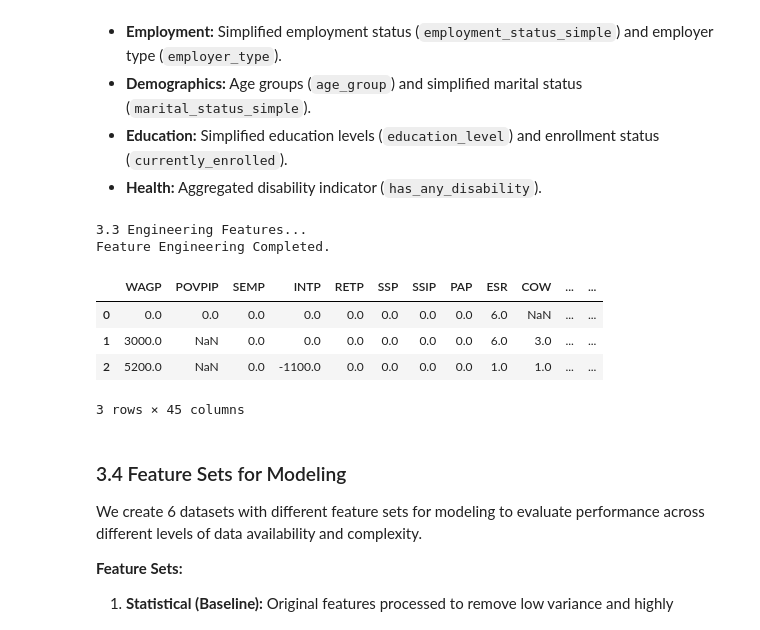
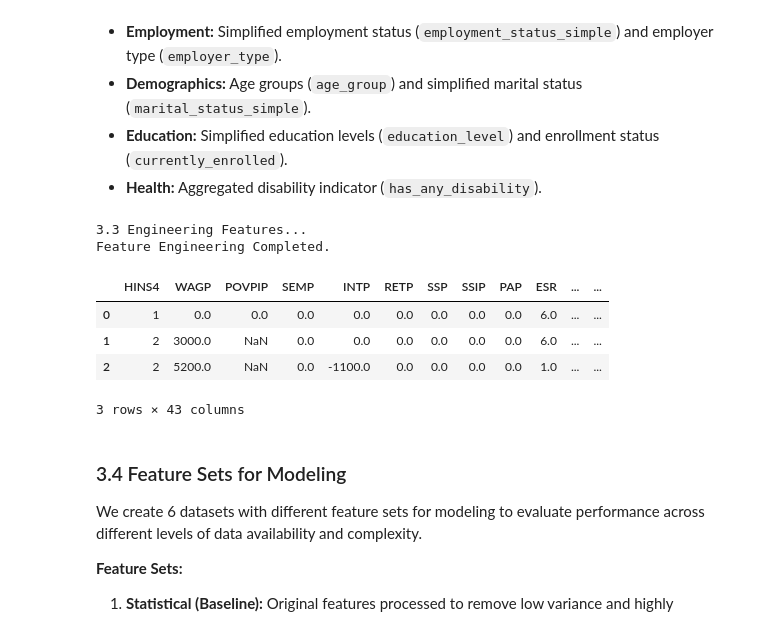
Before and after one commit to UnicornnGrg/AppliedMachineLearning, a Jupyter notebook: Project_Report.ipynb, the cells around one changed output. Saved outputs shown, nothing was run; the diff lists cells and outputs as text; code cells hidden in the pictures.

```diff
--- a/Project_Report.ipynb
+++ b/Project_Report.ipynb
@@ -270,14 +298,25 @@ def filter_attributes(df_input):
     print("3.1 Attribute Dropping...")
     df = df_input.copy()
 
+    # 1. Create Derived Features needed for selection
+    # OCCP/INDP 2-digit conversion
+    if 'OCCP' in df.columns:
+        df['OCCP_2digit'] = df['OCCP'].fillna(0).astype(int).astype(str).str.zfill(4).str[:2]
+    if 'INDP' in df.columns:
+        df['INDP_2digit'] = df['INDP'].fillna(0).astype(int).astype(str).str.zfill(4).str[:2]
+
+    # Map ST to STATE if needed
+    if 'ST' in df.columns and 'STATE' not in df.columns:
+        df['STATE'] = df['ST']
+
     # 2. Define Feature Groups
     keep_cols = [
         # Target
-        'HINS4', 'HINS1', 'HINS2', 'HINS3', 'HINS5', 'HINS6', 'HINS7',
+        'HINS4',
         # Income & Affordability
         'WAGP', 'POVPIP', 'SEMP', 'INTP', 'RETP', 'SSP', 'SSIP', 'PAP',
         # Employment Quality
-        'ESR', 'COW', 'WKL', 'OCCP', 'INDP',
+        'ESR', 'COW', 'WKL', 'OCCP_2digit', 'INDP_2digit',
         # Demographics
         'AGEP', 'SEX', 'MAR', 'MIG', 'NATIVITY', 'RAC1P', 'HISP',
         # Education
@@ -422,29 +457,6 @@ We create a new dataframe with engineered features based on business logic. This
 def engineer_features(df_input):
     print("3.3 Engineering Features...")
     df = df_input.copy()
-
-    # Create target variable
-
-    insurance = ["HINS1","HINS2","HINS3","HINS5","HINS6","HINS7"]
-
-    df["target"] = np.where(
-        (df["HINS4"] == 1) & df[insurance].eq(2).all(axis=1),
-        1,
-        0
-    )
-    df = df.drop(columns=[c for c in df.columns if c.startswith("HINS")])
-
-    # 1. Create Derived Features needed for selection
-    # OCCP/INDP 2-digit conversion
-
-    if 'OCCP' in df.columns:
-        df['OCCP_2digit'] = df['OCCP'].fillna(0).astype(int).astype(str).str.zfill(4).str[:2]
-    if 'INDP' in df.columns:
-        df['INDP_2digit'] = df['INDP'].fillna(0).astype(int).astype(str).str.zfill(4).str[:2]
-
-    # Map ST to STATE if needed
-    if 'ST' in df.columns and 'STATE' not in df.columns:
-        df['STATE'] = df['ST']
 
     # --- GROUP 1: Income & Affordability ---
     # 1. income_group
@@ -517,38 +529,38 @@ def engineer_features(df_input):
         def map_education(val):
             if pd.isna(val) or val == 0: return 'Unknown'
             if val <= 15: return 'Less_than_HS'
             if val <= 17: return 'HS_diploma'
             if val <= 20: return 'Some_college'
             if val == 21: return 'Bachelors'
             return 'Graduate'
         df['education_level'] = df['SCHL'].apply(map_education)
 
     # 2. currently_enrolled
     if 'SCH' in df.columns:
         df['currently_enrolled'] = df['SCH'].isin([2, 3]).astype(int)
 
     # --- GROUP 5: Health & Disability ---
     # 1. has_any_disability
     dis_cols = ['DIS', 'DEAR', 'DEYE', 'DPHY']
     avail_dis_cols = [c for c in dis_cols if c in df.columns]
     if avail_dis_cols:
         df['has_any_disability'] = (df[avail_dis_cols] == 1).any(axis=1).astype(int)
 
     print("Feature Engineering Completed.")
     return df
 
 # Execute 3.3
 if 'df_3_2' in locals():
     df_3_3 = engineer_features(df_3_2)
     display(df_3_3.head(3))
 # %% [output]
 3.3 Engineering Features...
 Feature Engineering Completed.
-|  | WAGP | POVPIP | SEMP | INTP | RETP | SSP | SSIP | PAP | ESR | COW | ... | ... |
-| 0 | 0.0 | 0.0 | 0.0 | 0.0 | 0.0 | 0.0 | 0.0 | 0.0 | 6.0 | NaN | ... | ... |
-| 1 | 3000.0 | NaN | 0.0 | 0.0 | 0.0 | 0.0 | 0.0 | 0.0 | 6.0 | 3.0 | ... | ... |
-| 2 | 5200.0 | NaN | 0.0 | -1100.0 | 0.0 | 0.0 | 0.0 | 0.0 | 1.0 | 1.0 | ... | ... |
+|  | HINS4 | WAGP | POVPIP | SEMP | INTP | RETP | SSP | SSIP | PAP | ESR | ... | ... |
+| 0 | 1 | 0.0 | 0.0 | 0.0 | 0.0 | 0.0 | 0.0 | 0.0 | 0.0 | 6.0 | ... | ... |
+| 1 | 2 | 3000.0 | NaN | 0.0 | 0.0 | 0.0 | 0.0 | 0.0 | 0.0 | 6.0 | ... | ... |
+| 2 | 2 | 5200.0 | NaN | 0.0 | -1100.0 | 0.0 | 0.0 | 0.0 | 0.0 | 1.0 | ... | ... |
-3 rows × 45 columns
+3 rows × 43 columns
 # %% [markdown]
 ### 3.4 Feature Sets for Modeling
 We create 6 datasets with different feature sets for modeling to evaluate performance across different levels of data availability and complexity.
```
Also changed, not shown: parts of 37 cells of this notebook.
